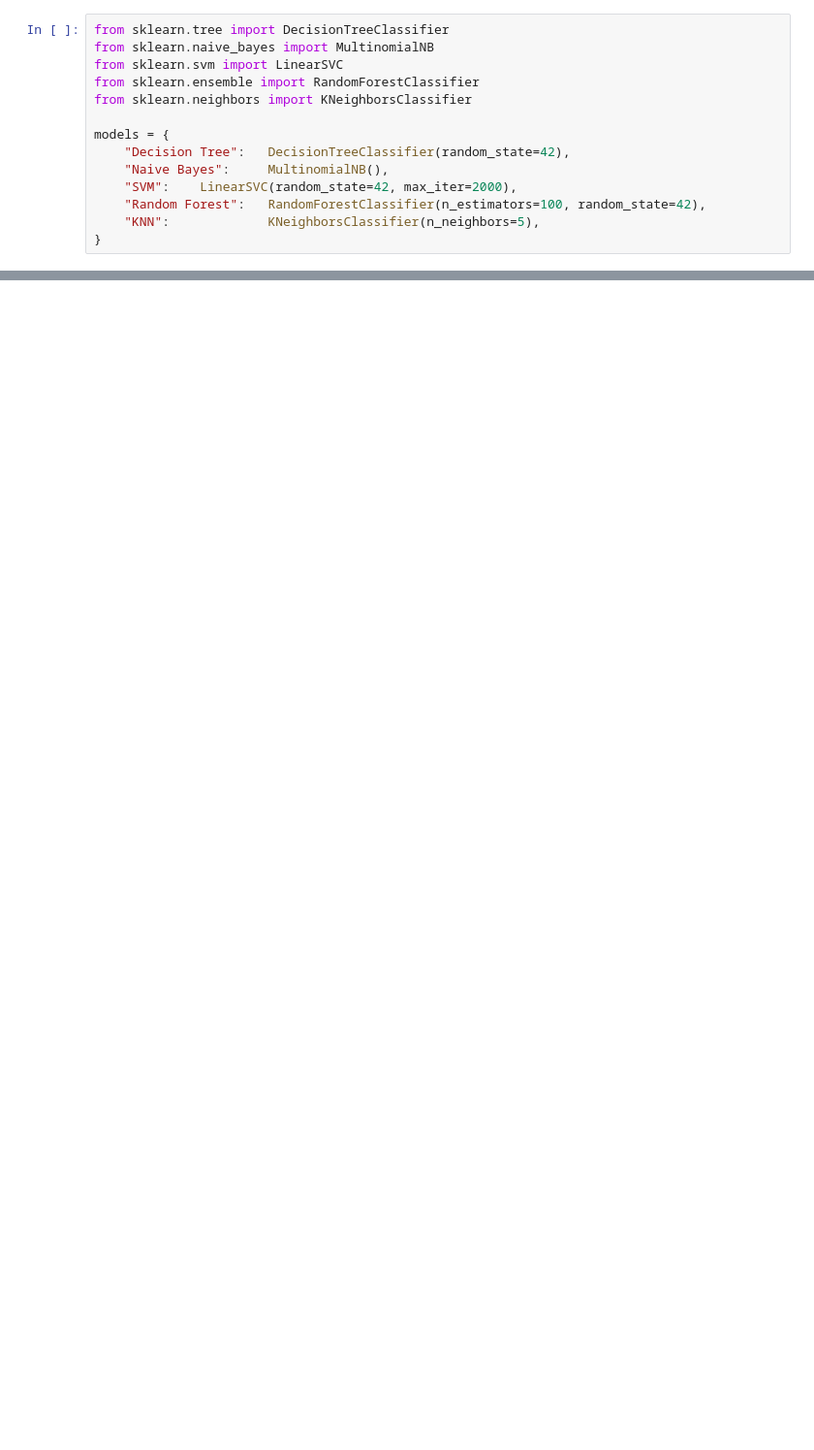
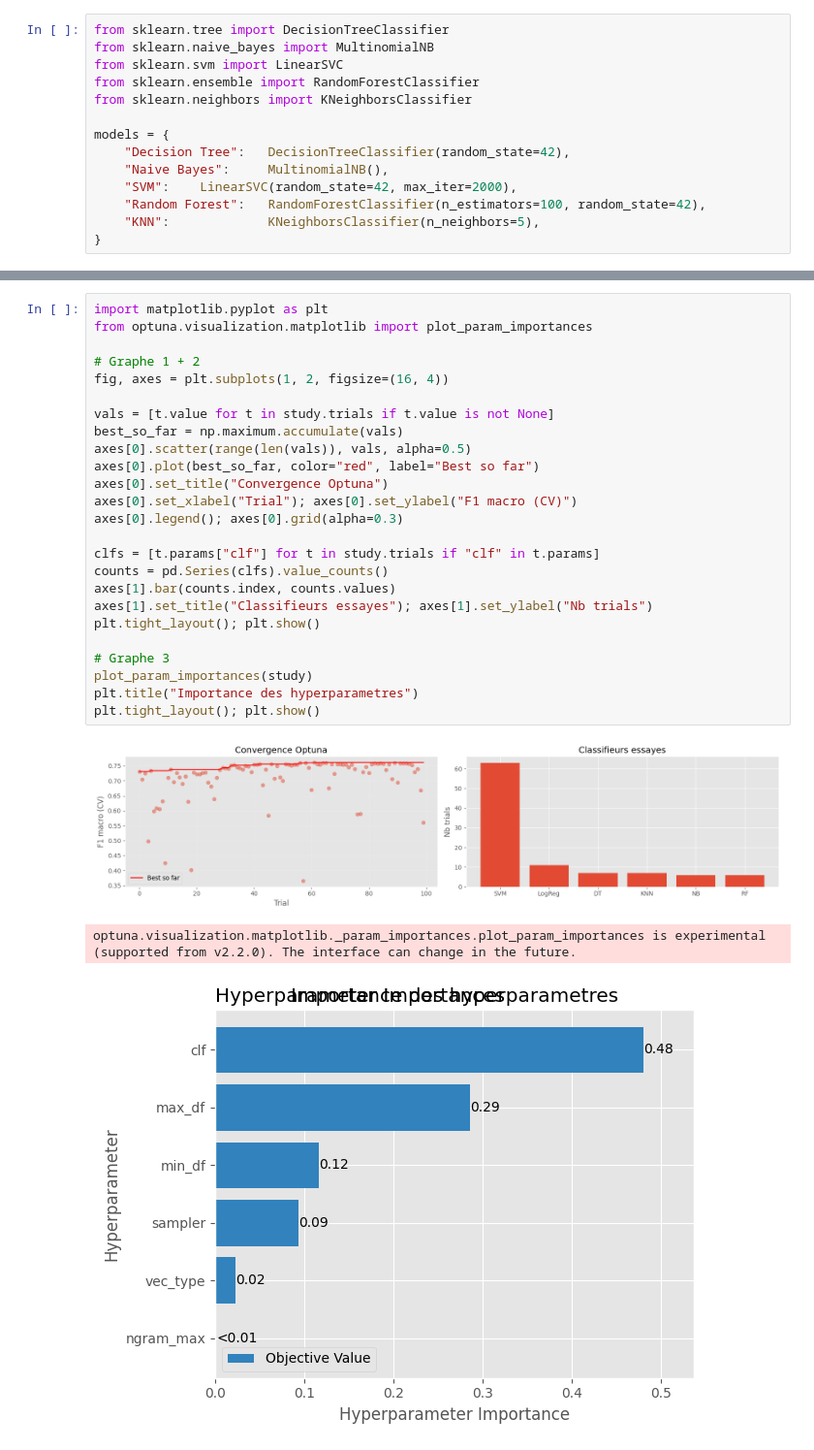
Before and after one commit to PioBasile/Classification-tweet-scientifique, a Jupyter notebook: ProjetMachineLearning.ipynb, the cells around one changed output, grey strips where cells are left out. Shown at 97% size. Cells and saved outputs as stored; diff of their text form; blank space fills up the shorter version.

Commit message:
optuna

```diff
--- a/ProjetMachineLearning.ipynb
+++ b/ProjetMachineLearning.ipynb
@@ -390,0 +471,29 @@ Meilleur modèle : SVM (F1 macro = 0.899) en utilisant : PONDERATION
+# %%
+import matplotlib.pyplot as plt
+from optuna.visualization.matplotlib import plot_param_importances
+
+# Graphe 1 + 2
+fig, axes = plt.subplots(1, 2, figsize=(16, 4))
+
+vals = [t.value for t in study.trials if t.value is not None]
+best_so_far = np.maximum.accumulate(vals)
+axes[0].scatter(range(len(vals)), vals, alpha=0.5)
+axes[0].plot(best_so_far, color="red", label="Best so far")
+axes[0].set_title("Convergence Optuna")
+axes[0].set_xlabel("Trial"); axes[0].set_ylabel("F1 macro (CV)")
+axes[0].legend(); axes[0].grid(alpha=0.3)
+
+clfs = [t.params["clf"] for t in study.trials if "clf" in t.params]
+counts = pd.Series(clfs).value_counts()
+axes[1].bar(counts.index, counts.values)
+axes[1].set_title("Classifieurs essayes"); axes[1].set_ylabel("Nb trials")
+plt.tight_layout(); plt.show()
+
+# Graphe 3
+plot_param_importances(study)
+plt.title("Importance des hyperparametres")
+plt.tight_layout(); plt.show()
+# %% [output]
+[figure, added]
+optuna.visualization.matplotlib._param_importances.plot_param_importances is experimental (supported from v2.2.0). The interface can change in the future.
+[figure, added]
```
Also changed, not shown: parts of 19 cells of this notebook.
